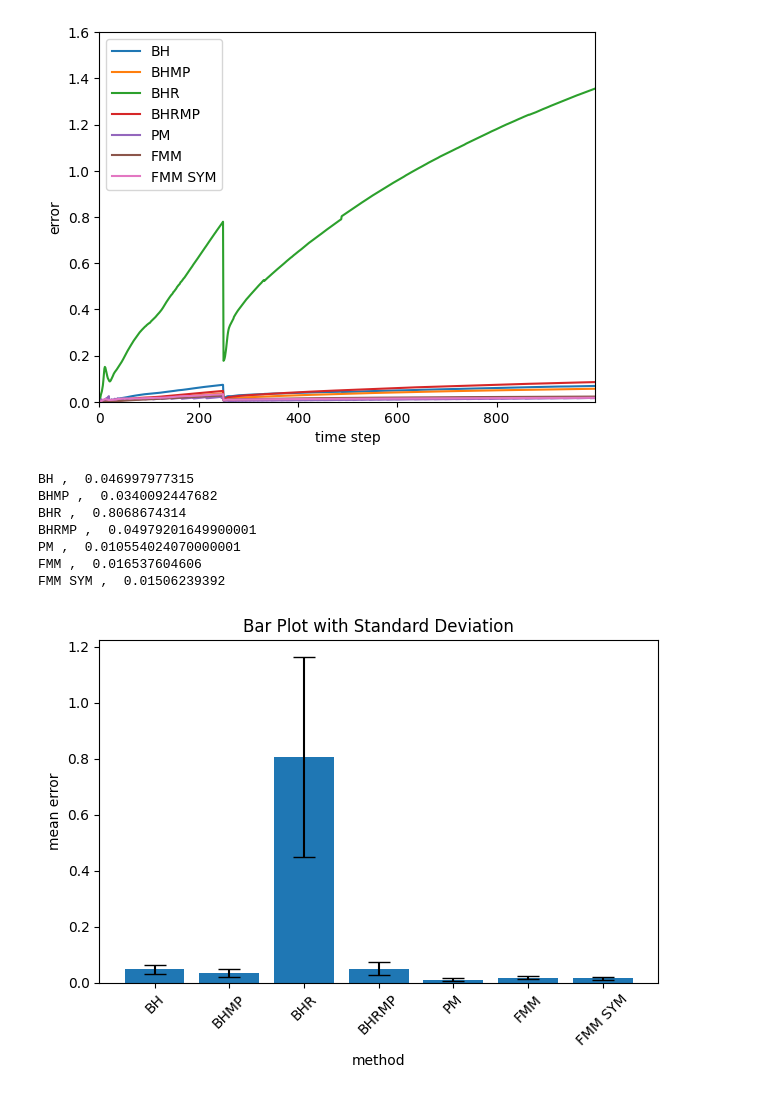
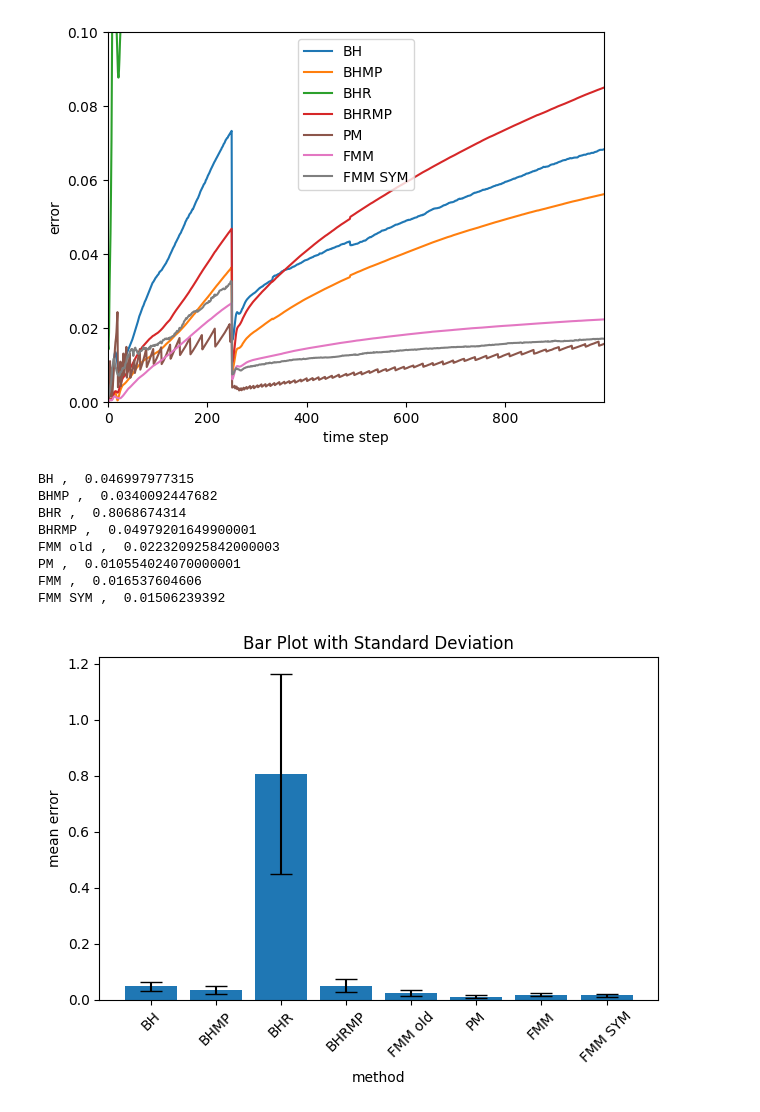
Before and after one commit to LucasFurer/MasterThesisLucas, a Jupyter notebook: grapher.ipynb, the cells around one changed output. Cells and saved outputs as stored; diff of their text form; code cells hidden in the pictures.

```diff
--- a/grapher.ipynb
+++ b/grapher.ipynb
@@ -14,12 +14,15 @@ typeColor = {
     "BHMP" :           plotColors[1],
     "BHR" :            plotColors[2],
     "BHRMP" :          plotColors[3],
-    #"FMM" :            plotColors[4],
+    #"FMM old" :        plotColors[4],
     "PM" :             plotColors[4],
-    "FMM" :     plotColors[5],
-    "FMM SYM" : plotColors[6],
-    "naive" :          plotColors[7],
-    #"test" :          plotColors[8],
+    "FMM" :            plotColors[5],
+    "FMM SYM" :        plotColors[6],
+    #"naive" :          plotColors[7],
+    #"test" :          plotColors[9],
+    "varying FMM" :        plotColors[7],
+    "varying FMM SYM" :        plotColors[8],
+     "varying BH" :        plotColors[9],
 }
 
 
@@ -67,10 +70,16 @@ def plotGraph(locationLabels, begin, end, xName, yName, plotSaveName, flip=False
         plt.ylim(yMin, yMax)
     #plt.yscale('log') # makes y axis logarithmic
 
+    ax = plt.gca()
+
     if horizontal is not None:
         plt.axhline(y=horizontal, color='red', linestyle='--')#, label=f'Allowable Error = {allowableError}')
+        #ymin, ymax = ax.get_ylim()
+        #ax.axhspan(ymin, horizontal, color='red', alpha=0.15, zorder=0)
     if vertical is not None:
-        plt.axvline(x=vertical, color='red', linestyle='--')#, label=f'Allowable Error = {allowableError}')
+        plt.axvline(x=vertical, color='blue', linestyle='--')#, label=f'Allowable Error = {allowableError}')
+        xmin, xmax = ax.get_xlim()
+        ax.axvspan(xmin, vertical, color='blue', alpha=0.15, zorder=0)
 
     plt.legend()
     plt.savefig(plotSaveName, dpi=300)
@@ -148,27 +157,27 @@ def findTime(csvPath, target=1.0):
 # %%
 pointAmount = "70000"
 theta = "0.5"
 dataSet = "MNIST_digits"
 perp = "30"
 
 custom_labels = {
     os.path.join("graphCSV", dataSet, pointAmount, "perp" + perp, "tsneErrorTimestepBH_point"             + pointAmount + "_perp" + perp + "_theta" + theta + "_dataset" + dataSet + ".csv"): "BH",
     os.path.join("graphCSV", dataSet, pointAmount, "perp" + perp, "tsneErrorTimestepBHMP_point"           + pointAmount + "_perp" + perp + "_theta" + theta + "_dataset" + dataSet + ".csv"): "BHMP",
     os.path.join("graphCSV", dataSet, pointAmount, "perp" + perp, "tsneErrorTimestepBHR_point"            + pointAmount + "_perp" + perp + "_theta" + theta + "_dataset" + dataSet + ".csv"): "BHR",
     os.path.join("graphCSV", dataSet, pointAmount, "perp" + perp, "tsneErrorTimestepBHRMP_point"          + pointAmount + "_perp" + perp + "_theta" + theta + "_dataset" + dataSet + ".csv"): "BHRMP",
-    #os.path.join("graphCSV", dataSet, pointAmount, "perp" + perp, "tsneErrorTimestepFMM_point"            + pointAmount + "_perp" + perp + "_theta" + theta + "_dataset" + dataSet + ".csv"): "FMM",
+    #os.path.join("graphCSV", dataSet, pointAmount, "perp" + perp, "tsneErrorTimestepFMM_point"            + pointAmount + "_perp" + perp + "_theta" + theta + "_dataset" + dataSet + ".csv"): "FMM old",
     os.path.join("graphCSV", dataSet, pointAmount, "perp" + perp, "tsneErrorTimestepPM_point"             + pointAmount + "_perp" + perp + "_theta" + theta + "_dataset" + dataSet + ".csv"): "PM",
     os.path.join("graphCSV", dataSet, pointAmount, "perp" + perp, "tsneErrorTimestepFMM_MORTON_point"     + pointAmount + "_perp" + perp + "_theta" + theta + "_dataset" + dataSet + ".csv"): "FMM",
     os.path.join("graphCSV", dataSet, pointAmount, "perp" + perp, "tsneErrorTimestepFMM_SYM_MORTON_point" + pointAmount + "_perp" + perp + "_theta" + theta + "_dataset" + dataSet + ".csv"): "FMM SYM",
     #os.path.join("graphCSV", dataSet, pointAmount, "perp" + perp, "tsneErrorTimesteptest_point"           + pointAmount + "_perp" + perp + "_theta" + theta + "_dataset" + dataSet + ".csv"): "test",
 }
 
 #plotGraph(custom_labels, 0, 1000,"time step", "error", "plotOutput/lines_plot.png", False, None, None, None, None)
 x_range = 1000
-y_range = 1.6
+y_range = 0.1
 plotGraph(custom_labels, 0, x_range,"time step", "error", "plotOutput/lines_plot.png", False, 0.0, x_range-1, 0.0, y_range)
 # %% [output]
-[figure, old version]
+[figure, new version]
 # %%
 pointAmount = "70000"
 theta = "0.5"
@@ -180,7 +189,7 @@ custom_labels = {
     os.path.join("graphCSV", dataSet, pointAmount, "perp" + perp, "tsneErrorTimestepBHMP_point"           + pointAmount + "_perp" + perp + "_theta" + theta + "_dataset" + dataSet + ".csv"): "BHMP",
     os.path.join("graphCSV", dataSet, pointAmount, "perp" + perp, "tsneErrorTimestepBHR_point"            + pointAmount + "_perp" + perp + "_theta" + theta + "_dataset" + dataSet + ".csv"): "BHR",
     os.path.join("graphCSV", dataSet, pointAmount, "perp" + perp, "tsneErrorTimestepBHRMP_point"          + pointAmount + "_perp" + perp + "_theta" + theta + "_dataset" + dataSet + ".csv"): "BHRMP",
-    #os.path.join("graphCSV", dataSet, pointAmount, "perp" + perp, "tsneErrorTimestepFMM_point"            + pointAmount + "_perp" + perp + "_theta" + theta + "_dataset" + dataSet + ".csv"): "FMM",
+    os.path.join("graphCSV", dataSet, pointAmount, "perp" + perp, "tsneErrorTimestepFMM_point"            + pointAmount + "_perp" + perp + "_theta" + theta + "_dataset" + dataSet + ".csv"): "FMM old",
     os.path.join("graphCSV", dataSet, pointAmount, "perp" + perp, "tsneErrorTimestepPM_point"             + pointAmount + "_perp" + perp + "_theta" + theta + "_dataset" + dataSet + ".csv"): "PM",
     os.path.join("graphCSV", dataSet, pointAmount, "perp" + perp, "tsneErrorTimestepFMM_MORTON_point"     + pointAmount + "_perp" + perp + "_theta" + theta + "_dataset" + dataSet + ".csv"): "FMM",
     os.path.join("graphCSV", dataSet, pointAmount, "perp" + perp, "tsneErrorTimestepFMM_SYM_MORTON_point" + pointAmount + "_perp" + perp + "_theta" + theta + "_dataset" + dataSet + ".csv"): "FMM SYM",
@@ -192,8 +201,9 @@ BH ,  0.046997977315
 BHMP ,  0.0340092447682
 BHR ,  0.8068674314
 BHRMP ,  0.04979201649900001
+FMM old ,  0.022320925842000003
 PM ,  0.010554024070000001
 FMM ,  0.016537604606
 FMM SYM ,  0.01506239392
-[figure, old version]
+[figure, new version]
 # %%
```
Also changed, not shown: parts of 6 cells of this notebook, 7 other files.
